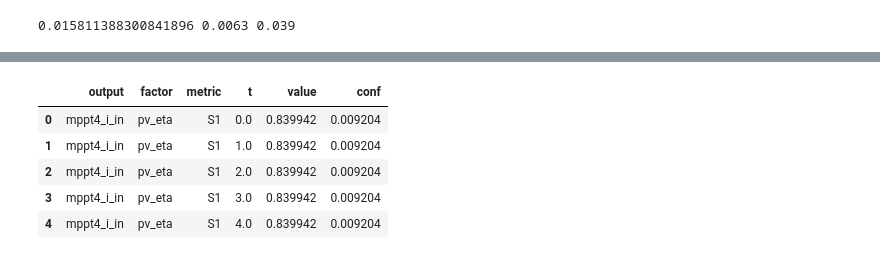
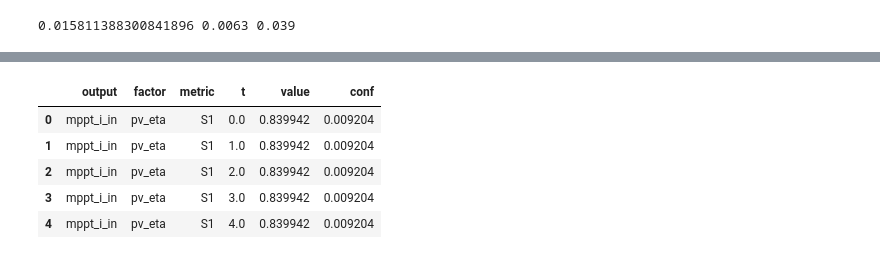
Before and after one commit to joaoantoniocardoso/solarboat_simulator, a Jupyter notebook: models/2020/generation/generation_sensitivity.ipynb, the cells around one changed output, grey strips where cells are left out. Saved outputs shown, nothing was run; the diff lists cells and outputs as text; code cells hidden in the pictures.

```diff
--- a/models/2020/generation/generation_sensitivity.ipynb
+++ b/models/2020/generation/generation_sensitivity.ipynb
@@ -195,9 +194,9 @@ Wall time: 42.8 s
-# %%
-df_sa.head()
-# %% [output]
-|  | output | factor | metric | t | value | conf |
-| 0 | mppt4_i_in | pv_eta | S1 | 0.0 | 0.839942 | 0.009204 |
-| 1 | mppt4_i_in | pv_eta | S1 | 1.0 | 0.839942 | 0.009204 |
-| 2 | mppt4_i_in | pv_eta | S1 | 2.0 | 0.839942 | 0.009204 |
-| 3 | mppt4_i_in | pv_eta | S1 | 3.0 | 0.839942 | 0.009204 |
-| 4 | mppt4_i_in | pv_eta | S1 | 4.0 | 0.839942 | 0.009204 |
+# %%
+display(df_sa.head())
+# %% [output]
+|  | output | factor | metric | t | value | conf |
+| 0 | mppt_i_in | pv_eta | S1 | 0.0 | 0.839942 | 0.009204 |
+| 1 | mppt_i_in | pv_eta | S1 | 1.0 | 0.839942 | 0.009204 |
+| 2 | mppt_i_in | pv_eta | S1 | 2.0 | 0.839942 | 0.009204 |
+| 3 | mppt_i_in | pv_eta | S1 | 3.0 | 0.839942 | 0.009204 |
+| 4 | mppt_i_in | pv_eta | S1 | 4.0 | 0.839942 | 0.009204 |
```
Also changed, not shown: parts of 5 cells of this notebook, 3 other files.
